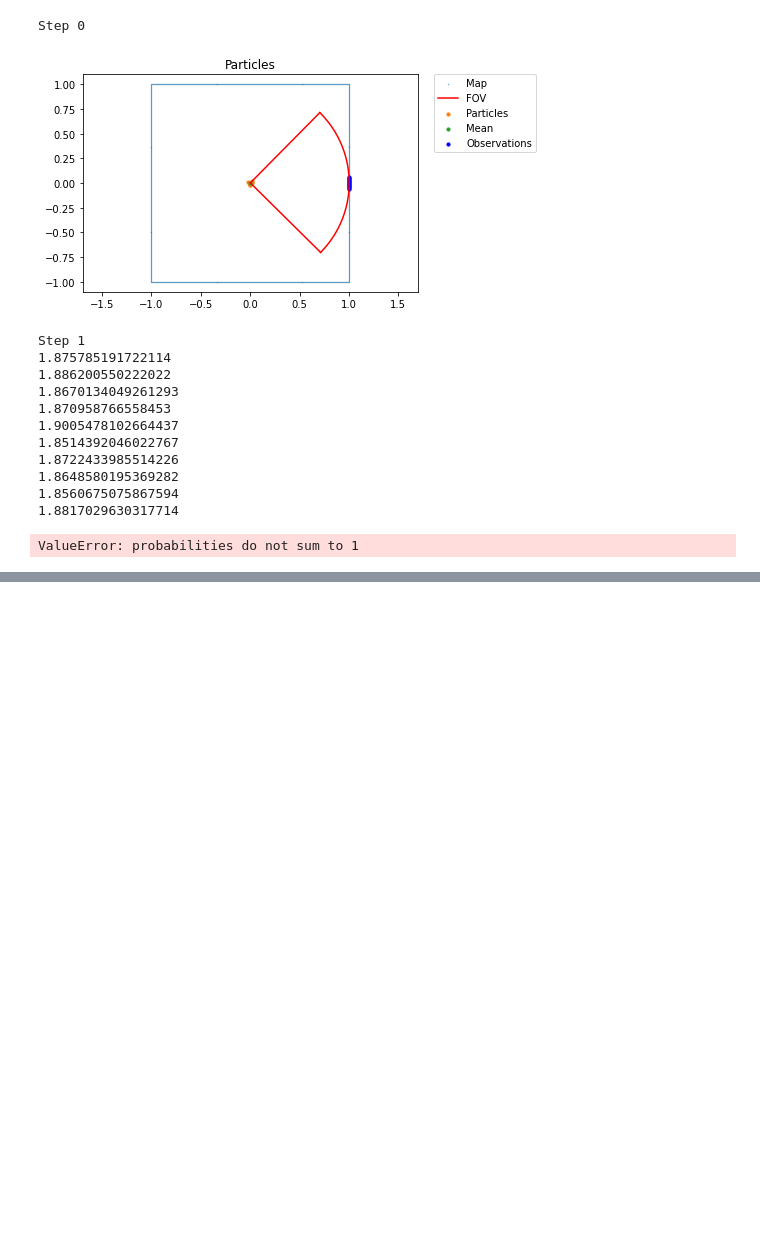
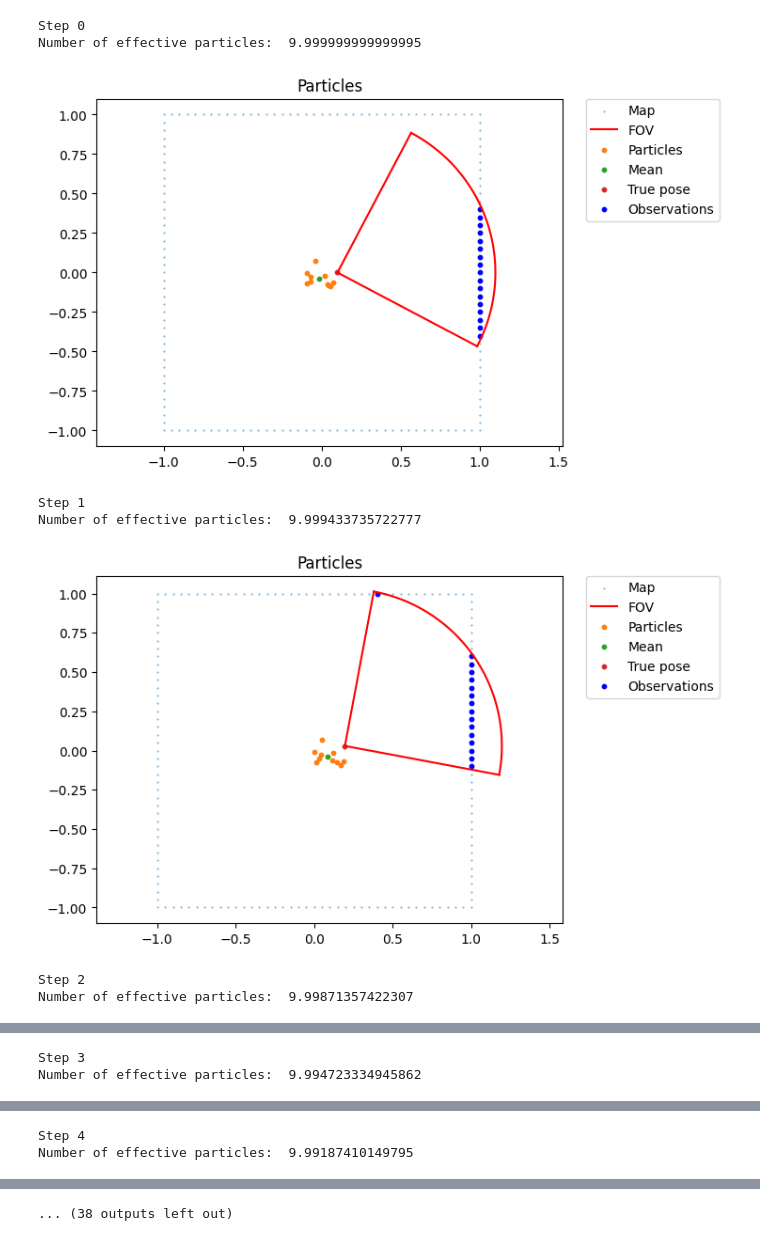
Before and after one commit to miquelmassot/pygp_particle_filter, a Jupyter notebook: example/example_pf.ipynb, the cells around one changed output, grey strips where cells are left out. Drawn from its saved outputs; the diff is of its cells as text; code cells hidden in the pictures; blank space fills up the shorter version.

```diff
--- a/example/example_pf.ipynb
+++ b/example/example_pf.ipynb
@@ -6,13 +6,13 @@ import matplotlib.pyplot as plt
 # Create a fake map (2x2 meter empty square, with 1mm resolution)
 map = []
 # North wall
-map.extend([[x, -1] for x in np.arange(-1, 1, 0.01)])
+map.extend([[x, -1] for x in np.arange(-1, 1, 0.05)])
 # East wall
-map.extend([[1, y] for y in np.arange(-1, 1, 0.01)])
+map.extend([[1, y] for y in np.arange(-1, 1, 0.05)])
 # South wall
-map.extend([[x, 1] for x in np.arange(1, -1, -0.01)])
+map.extend([[x, 1] for x in np.arange(1, -1, -0.05)])
 # West wall
-map.extend([[-1, y] for y in np.arange(1, -1, -0.01)])
+map.extend([[-1, y] for y in np.arange(1, -1, -0.05)])
 map = np.array(map)
 
 # Plot the map
@@ -101,15 +108,23 @@ from pygp_particle_filter import ParticleFilter
 
 # Create a particle filter
 num_particles = 10
-particle_filter = ParticleFilter(num_particles)
+x_range=[-0.1, 0.1]
+y_range=[-0.1, 0.1]
+gamma_range=[-0.1, 0.1]
 
-num_steps = range(10)
+robot_pose = np.array([0.0, 0.0, 0.0])
+
+particle_filter = ParticleFilter(num_particles, x_range, y_range, gamma_range)
+
+num_steps = range(25)
 
 current_time = 0
 linear_speed = 0.05
-angular_speed = 0.1
+angular_speed = 0.15
 observation_std = 0.2
 length_scale = 0.1
+
+dt = 1.0
 
 plt.figure()
 
@@ -121,8 +136,13 @@ for i in num_steps:
     # Predict the next positions
     particle_filter.predict(control_input)
 
+    # Move the GT robot too
+    robot_pose[0] += (control_input[1] + control_input[1]) * np.cos(robot_pose[2]) * dt
+    robot_pose[1] += (control_input[1] + control_input[1]) * np.sin(robot_pose[2]) * dt
+    robot_pose[2] += (control_input[2] + control_input[2]) * dt
+
     # Get the observations
-    robot_pose = particle_filter.mean_pose
+    mean_pose = particle_filter.mean_pose
     observations = get_observations(robot_pose, map, np.pi / 2, 1)
 
     # Update the weights
@@ -135,45 +155,40 @@ for i in num_steps:
     # Plot the FOV
     fov_points = np.array(
         [
             [range_max * np.cos(fov / 2 + robot_pose[2]), range_max * np.sin(fov / 2 + robot_pose[2])],
             [0, 0],
             [range_max * np.cos(-fov / 2 + robot_pose[2]), range_max * np.sin(-fov / 2 + robot_pose[2])],
         ]
     )
     fov_points = fov_points + robot_pose[0:2]
     # Add a semicircle
     t = np.linspace(- fov / 2+ robot_pose[2], fov / 2+ robot_pose[2], 100)
     x = range_max * np.cos(t) + robot_pose[0]
     y = range_max * np.sin(t) + robot_pose[1]
 
     # Plot the particles
     plt.clf()
     plt.scatter(map[:, 0], map[:, 1], s=0.1, label='Map')
     plt.plot(x, y, c="r")
     plt.plot(fov_points[:, 0], fov_points[:, 1], c="r", label="FOV")
     plt.scatter(particles_x, particles_y, s=10, label='Particles')
-    plt.scatter(robot_pose[0], robot_pose[1], s=10, label='Mean')
+    plt.scatter(mean_pose[0], mean_pose[1], s=10, label='Mean')
+    plt.scatter(robot_pose[0], robot_pose[1], s=10, label='True pose')
     plt.scatter(robot_pose[0] + observations[:, 0] * np.cos(observations[:, 1] + robot_pose[2]),
                 robot_pose[1] + observations[:, 0] * np.sin(observations[:, 1] + robot_pose[2]), c="blue", s=10, label='Observations')
     plt.axis('equal')
     plt.title('Particles')
     # Place legend outside the plot
     plt.legend(bbox_to_anchor=(1.05, 1), loc=2, borderaxespad=0.)
     plt.show()
 
-    current_time += 1.0
+    current_time += dt
 # %% [output]
 Step 0
+Number of effective particles:  9.999999999999995
-[figure, old version]
+[figure, new version]
 Step 1
-1.875785191722114
-1.886200550222022
-1.8670134049261293
-1.870958766558453
-1.9005478102664437
-1.8514392046022767
-1.8722433985514226
-1.8648580195369282
-1.8560675075867594
-1.8817029630317714
+Number of effective particles:  9.999433735722777
+[figure, added]
-ValueError: probabilities do not sum to 1
+Step 2
+Number of effective particles:  9.99871357422307
@@ -179,0 +196,2 @@ ValueError: probabilities do not sum to 1
+Step 3
+Number of effective particles:  9.994723334945862
@@ -179,0 +199,2 @@ ValueError: probabilities do not sum to 1
+Step 4
+Number of effective particles:  9.99187410149795
@@ -179,0 +205 @@ ValueError: probabilities do not sum to 1
+... (38 outputs left out)
```
Also changed, not shown: parts of 3 cells of this notebook, 1 other file.
